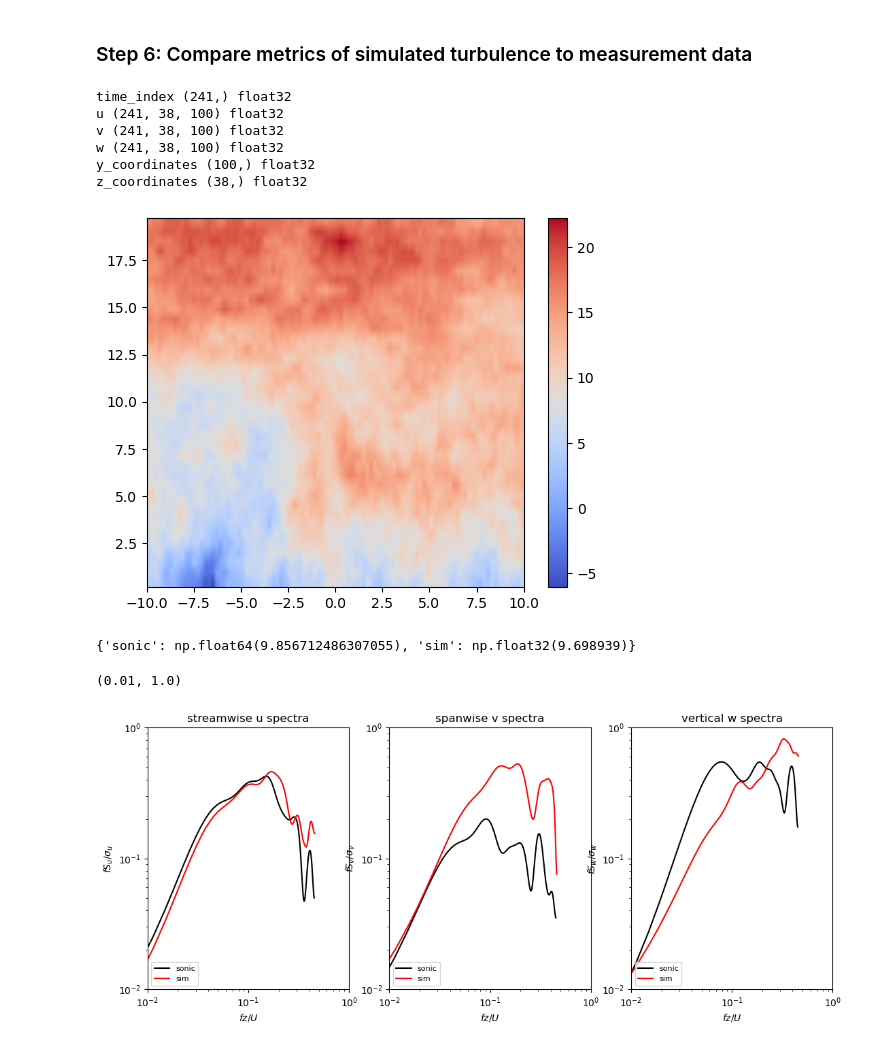
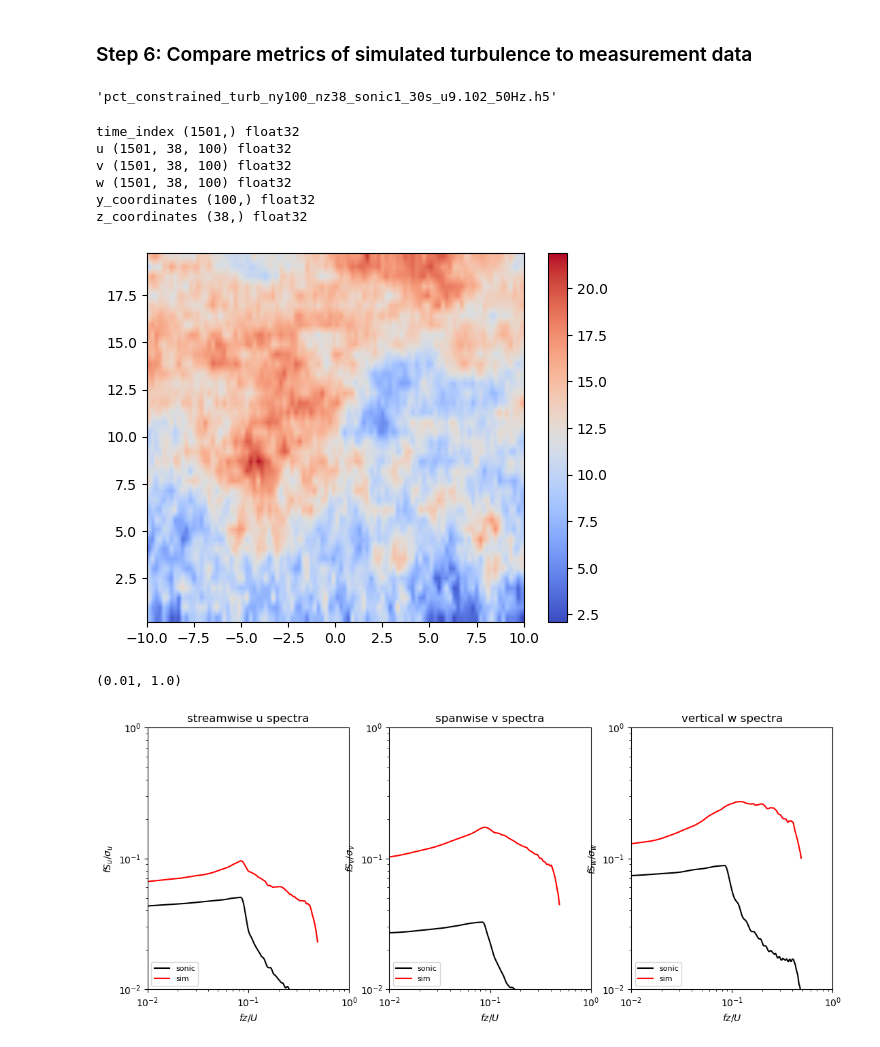
Before and after one commit to brookeslawski/pyconturb-pvade, a Jupyter notebook: duramat_constrained_turb.ipynb, the cells around one changed output. Drawn from its saved outputs; the diff is of its cells as text; code cells hidden in the pictures.

```diff
--- a/duramat_constrained_turb.ipynb
+++ b/duramat_constrained_turb.ipynb
@@ -148,5 +149,5 @@ sonic_df = pd.concat([sonic_spat_df, sonic_data], axis=0)
 # %%
-gen_csv_fname = 'generated_{}_{}s'.format(sonic_data_fn[:34],int(tf_sonic1))
+gen_csv_fname = 'generated_{}_{}s_{}Hz.csv'.format(sonic_data_fn[:34],int(tf_sonic1),int(1/dt))
 sonic_df.to_csv(gen_csv_fname)
 # %% [markdown]
 ### Step 2: read in csv of measurement data ###
@@ -174,9 +175,10 @@ u_mean_sonic1 = time_df.filter(regex='u_', axis=1).mean()
 # z = np.linspace(0.5, 10.5, 13) #13) # 26)  # 13 vertical points from 40 to 160 (center @ 100)
 
 # to match pvade sim
-ny = 100 # 130 #41
+ny = 300 # 130 #41
 # nz = 60 #130 #20
-y = np.linspace(-10.0, 10.0, ny) #11) #22)  # 11 lateral points from -50 to 50 (center @ 0)
+# y = np.linspace(-10.0, 10.0, ny) #11) #22)  # 11 lateral points from -50 to 50 (center @ 0)
+y = np.linspace(-30.0, 30.0, ny) #11) #22)  # 11 lateral points from -50 to 50 (center @ 0)
 # z = np.linspace(0.00001, 20.0, nz) #13) # 26)  # 13 vertical points from 40 to 160 (center @ 100)
 # z = np.logspace(-5, 1.301, num=nz) #13) # 26)  # 13 vertical points from 40 to 160 (center @ 100)
 # linearly increasing grid size in z
@@ -219,8 +223,8 @@ plt.axis('equal'); plt.legend(bbox_to_anchor=(1.05, 1), loc=2, borderaxespad=0.)
 # log law profile at flatirons - to approximate u_ref input to gen_turb
 
 z_log = np.linspace(0.1, 10, 20)
-# u_log = (0.5/0.4)*np.log(z_log/0.05)+4.5 # to match M2 tower data
-u_log = (0.55/0.4)*np.log(z_log/0.05)+4.5 # to match sonic data
+u_log = (0.5/0.4)*np.log(z_log/0.05)+4.5 # to match M2 tower data
+# u_log = (0.55/0.4)*np.log(z_log/0.05)+4.5 # to match sonic data
 
 y_idx = (np.abs(y - 0.0)).argmin()
 u_inp = {}
@@ -244,8 +248,8 @@ from scipy import interpolate
 # create function for funding u_ref at z_hub = 10 according to log law at flatirons
 def find_u_ref(z_hub):
     z_log = np.linspace(0.1, 10, 20)
-    # u_log = (0.5/0.4)*np.log(z_log/0.05)+4.5 # to match M2 tower data
-    u_log = (0.55/0.4)*np.log(z_log/0.05)+4.5 # to match sonic data
+    u_log = (0.5/0.4)*np.log(z_log/0.05)+4.5 # to match M2 tower data
+    # u_log = (0.55/0.4)*np.log(z_log/0.05)+4.5 # to match sonic data
     # u_log = (0.6/0.4)*np.log(z_log/0.05)+5.5 # to match sonic data
     f = interpolate.interp1d(z_log, u_log)
 
@@ -451,12 +452,16 @@ z_coordinates (38,) float32
 # %% [markdown]
 ### Step 6: Compare metrics of simulated turbulence to measurement data ###
+# %%
+h5_filename
+# %% [output]
+'pct_constrained_turb_ny100_nz38_sonic1_30s_u9.102_50Hz.h5'
 # %%
 # read in simulated turbulence data
 # h5_filename = 'pct_turb_'+sonic_data_fn[:-4]+'.h5'
 # h5_filename = 'pct_turb_ny80_nz40_unconstrained_1s_dt01.h5'
 # h5_filename = 'pct_turb_ny80_nz40_unconstrained_1s_dt01_uref20.h5'
 # h5_filename = 'pct_turb_ny80_nz40_sonic1_1s.h5'
-h5_filename = 'pct_constrained_turb_ny100_nz38_sonic1_60s_u9.857.h5'
+# h5_filename = 'pct_constrained_turb_ny100_nz38_sonic1_60s_u9.857.h5'
 sim_data = {}
 
 with h5py.File(h5_filename, "r") as fp:
@@ -478,17 +483,13 @@ with h5py.File(h5_filename, "r") as fp:
     sim_data["v"] = fp["v"][:, :, :]
     sim_data["w"] = fp["w"][:, :, :]
 # %% [output]
-time_index (241,) float32
-u (241, 38, 100) float32
-v (241, 38, 100) float32
-w (241, 38, 100) float32
+time_index (1501,) float32
+u (1501, 38, 100) float32
+v (1501, 38, 100) float32
+w (1501, 38, 100) float32
 y_coordinates (100,) float32
 z_coordinates (38,) float32
-[figure, old version]
+[figure, new version]
-# %%
-U_mean
-# %% [output]
-{'sonic': np.float64(9.856712486307055), 'sim': np.float32(9.698939)}
 # %%
 # spectra
 from scipy.signal import welch
@@ -557,13 +558,15 @@ def compute_spectra(u, U_mean, height, fs, overlap):
     nPxxf_smooth_U_corr = runningMeanFast(nPxxf_smooth_U_corr,avg_window_size) # 200)
 
     # Concatenate the low-frequency part (unsmoothed) with the smoothed tail
-    # nPxxf_mod_U_corr = [nPxxf_U_corr[0:index_highfreq_U_corr[0][0]-1],nPxxf_smooth_U_corr]
-    nPxxf_mod_U_corr = nPxxf_U_corr # without smoothing
+    nPxxf_mod_U_corr = [nPxxf_U_corr[0:index_highfreq_U_corr[0][0]-1],nPxxf_smooth_U_corr]
+    # nPxxf_mod_U_corr = nPxxf_U_corr # without smoothing
 
+    # return nf_U_corr, nPxxf_mod_U_corr
     return nf_U_corr, nPxxf_mod_U_corr
 
 heights = [2.23] # [10.0] # [2.23]
-fs = 4 #20 Hz
+# fs = {'sonic': 4, 'sim': 50}
+fs = {'sonic': 4, 'sim': 4}
 overlap = 0
 
 z_idx = (np.abs(z_fp - heights[0])).argmin() # same height as sonic
@@ -588,44 +591,44 @@ for var in vars:
     U_mean[var] = u_inp[var].mean()
 
 for var in vars:
-    nf_U_corr[var], nPxxf_mod_U_corr[var] = compute_spectra(u_inp[var], U_mean[var], heights[0], fs, overlap)
-    nf_V_corr[var], nPxxf_mod_V_corr[var] = compute_spectra(v_inp[var], U_mean[var], heights[0], fs, overlap)
-    nf_W_corr[var], nPxxf_mod_W_corr[var] = compute_spectra(w_inp[var], U_mean[var], heights[0], fs, overlap)
+    nf_U_corr[var], nPxxf_mod_U_corr[var] = compute_spectra(u_inp[var], U_mean[var], heights[0], fs[var], overlap)
+    nf_V_corr[var], nPxxf_mod_V_corr[var] = compute_spectra(v_inp[var], U_mean[var], heights[0], fs[var], overlap)
+    nf_W_corr[var], nPxxf_mod_W_corr[var] = compute_spectra(w_inp[var], U_mean[var], heights[0], fs[var], overlap)
 
 fig, axs = plt.subplots(1,3, figsize=[13,5]) #, sharey=True)
 
 for var in vars:
-    # axs[0].loglog(abs(nf_U_corr[var][0:len(nPxxf_mod_U_corr[var][1])]), nPxxf_mod_U_corr[var][1], color=colors[var], label=var)
-    axs[0].loglog(abs(nf_U_corr[var][0:len(nPxxf_mod_U_corr[var])]), nPxxf_mod_U_corr[var], color=colors[var], label=var)
+    axs[0].loglog(abs(nf_U_corr[var][0:len(nPxxf_mod_U_corr[var][1])]), nPxxf_mod_U_corr[var][1], color=colors[var], label=var)
+    # axs[0].loglog(abs(nf_U_corr[var][0:len(nPxxf_mod_U_corr[var])]), nPxxf_mod_U_corr[var], color=colors[var], label=var)
 axs[0].legend(loc='lower left',fontsize=8)
 axs[0].set_xlabel("$fz/U$")
 axs[0].set_ylabel("$fS_u/\sigma_u$")
 axs[0].set_title('streamwise u spectra')
 axs[0].set_xlim(10e-3, 10e-1)
 axs[0].set_ylim(10e-3, 10e-1)
 
 for var in vars:
-    # axs[1].loglog(abs(nf_V_corr[var][0:len(nPxxf_mod_V_corr[var][1])]), nPxxf_mod_V_corr[var][1], color=colors[var],label=var)
-    axs[1].loglog(abs(nf_V_corr[var][0:len(nPxxf_mod_V_corr[var])]), nPxxf_mod_V_corr[var], color=colors[var],label=var)
+    axs[1].loglog(abs(nf_V_corr[var][0:len(nPxxf_mod_V_corr[var][1])]), nPxxf_mod_V_corr[var][1], color=colors[var],label=var)
+    # axs[1].loglog(abs(nf_V_corr[var][0:len(nPxxf_mod_V_corr[var])]), nPxxf_mod_V_corr[var], color=colors[var],label=var)
 axs[1].legend(loc='lower left',fontsize=8)
 axs[1].set_xlabel("$fz/U$")
 axs[1].set_ylabel("$fS_v/\sigma_v$")
 axs[1].set_title('spanwise v spectra')
 axs[1].set_xlim(10e-3, 10e-1)
 axs[1].set_ylim(10e-3, 10e-1)
 
 for var in vars:
-    # axs[2].loglog(abs(nf_W_corr[var][0:len(nPxxf_mod_W_corr[var][1])]), nPxxf_mod_W_corr[var][1], color=colors[var],label=var)
-    axs[2].loglog(abs(nf_W_corr[var][0:len(nPxxf_mod_W_corr[var])]), nPxxf_mod_W_corr[var], color=colors[var],label=var)
+    axs[2].loglog(abs(nf_W_corr[var][0:len(nPxxf_mod_W_corr[var][1])]), nPxxf_mod_W_corr[var][1], color=colors[var],label=var)
+    # axs[2].loglog(abs(nf_W_corr[var][0:len(nPxxf_mod_W_corr[var])]), nPxxf_mod_W_corr[var], color=colors[var],label=var)
 axs[2].legend(loc='lower left',fontsize=8)
 axs[2].set_xlabel("$fz/U$")
 axs[2].set_ylabel("$fS_w/\sigma_w$")
 axs[2].set_title('vertical w spectra')
 axs[2].set_xlim(10e-3, 10e-1)
 axs[2].set_ylim(10e-3, 10e-1)
 # %% [output]
 (0.01, 1.0)
-[figure, old version]
+[figure, new version]
 # %%
 # mean profiles
 y_idx = (np.abs(y_fp - 0.0)).argmin()
```
Also changed, not shown: parts of 16 cells of this notebook, 3 other files.
